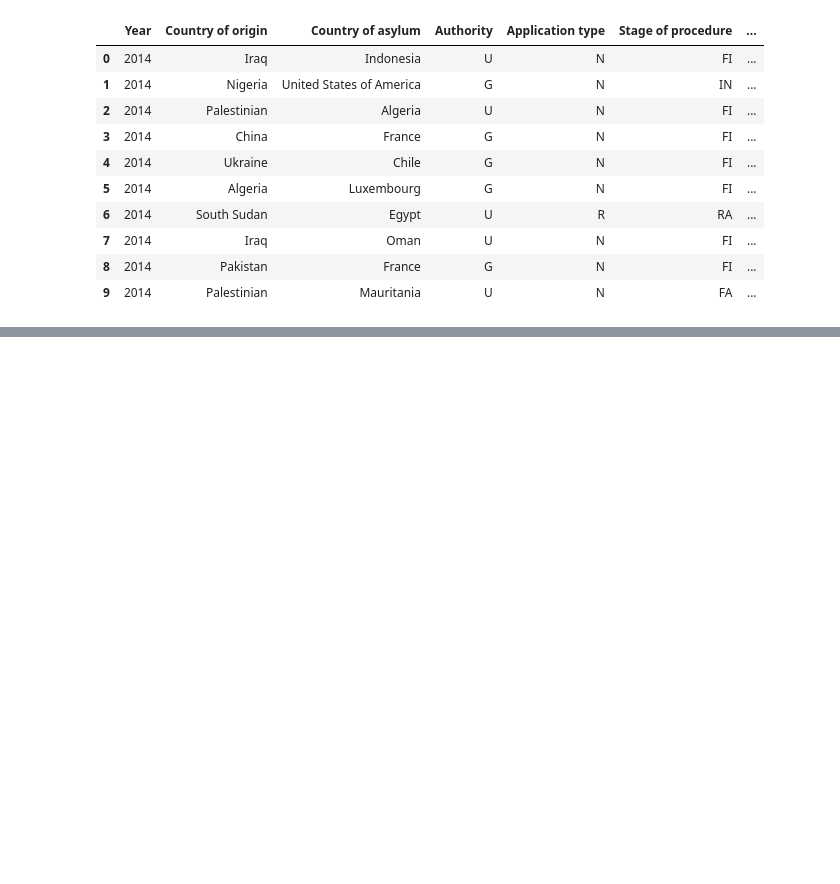
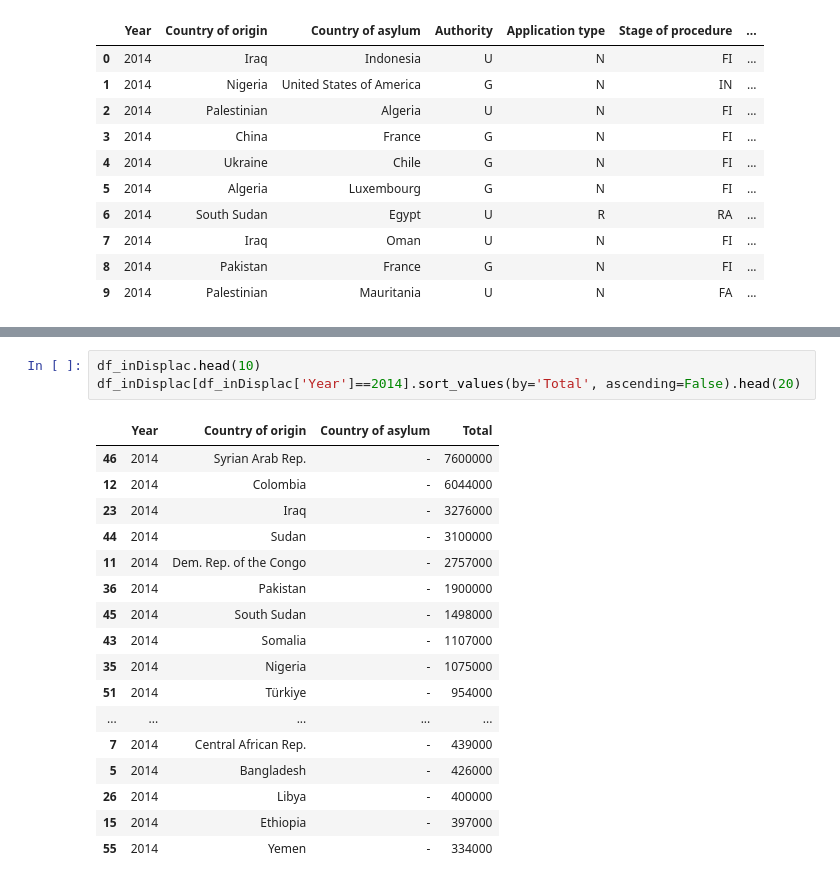
Before and after one commit to NourSaf/dataStructures-course-content, a Jupyter notebook: 10_Final_project/code/UNCR_Data.ipynb, the cells around one changed output, grey strips where cells are left out. Cells and saved outputs as stored; diff of their text form; blank space fills up the shorter version.

```diff
--- a/10_Final_project/code/UNCR_Data.ipynb
+++ b/10_Final_project/code/UNCR_Data.ipynb
@@ -40,0 +92,21 @@ df_apps[['Country of origin','Year']].groupby('Country of origin')
+# %%
+df_inDisplac.head(10)
+df_inDisplac[df_inDisplac['Year']==2014].sort_values(by='Total', ascending=False).head(20)
+# %% [output]
+|  | Year | Country of origin | Country of asylum | Total |
+| 46 | 2014 | Syrian Arab Rep. | - | 7600000 |
+| 12 | 2014 | Colombia | - | 6044000 |
+| 23 | 2014 | Iraq | - | 3276000 |
+| 44 | 2014 | Sudan | - | 3100000 |
+| 11 | 2014 | Dem. Rep. of the Congo | - | 2757000 |
+| 36 | 2014 | Pakistan | - | 1900000 |
+| 45 | 2014 | South Sudan | - | 1498000 |
+| 43 | 2014 | Somalia | - | 1107000 |
+| 35 | 2014 | Nigeria | - | 1075000 |
+| 51 | 2014 | Türkiye | - | 954000 |
+| ... | ... | ... | ... | ... |
+| 7 | 2014 | Central African Rep. | - | 439000 |
+| 5 | 2014 | Bangladesh | - | 426000 |
+| 26 | 2014 | Libya | - | 400000 |
+| 15 | 2014 | Ethiopia | - | 397000 |
+| 55 | 2014 | Yemen | - | 334000 |
```
Also changed, not shown: parts of 16 cells of this notebook, 4 other files.
